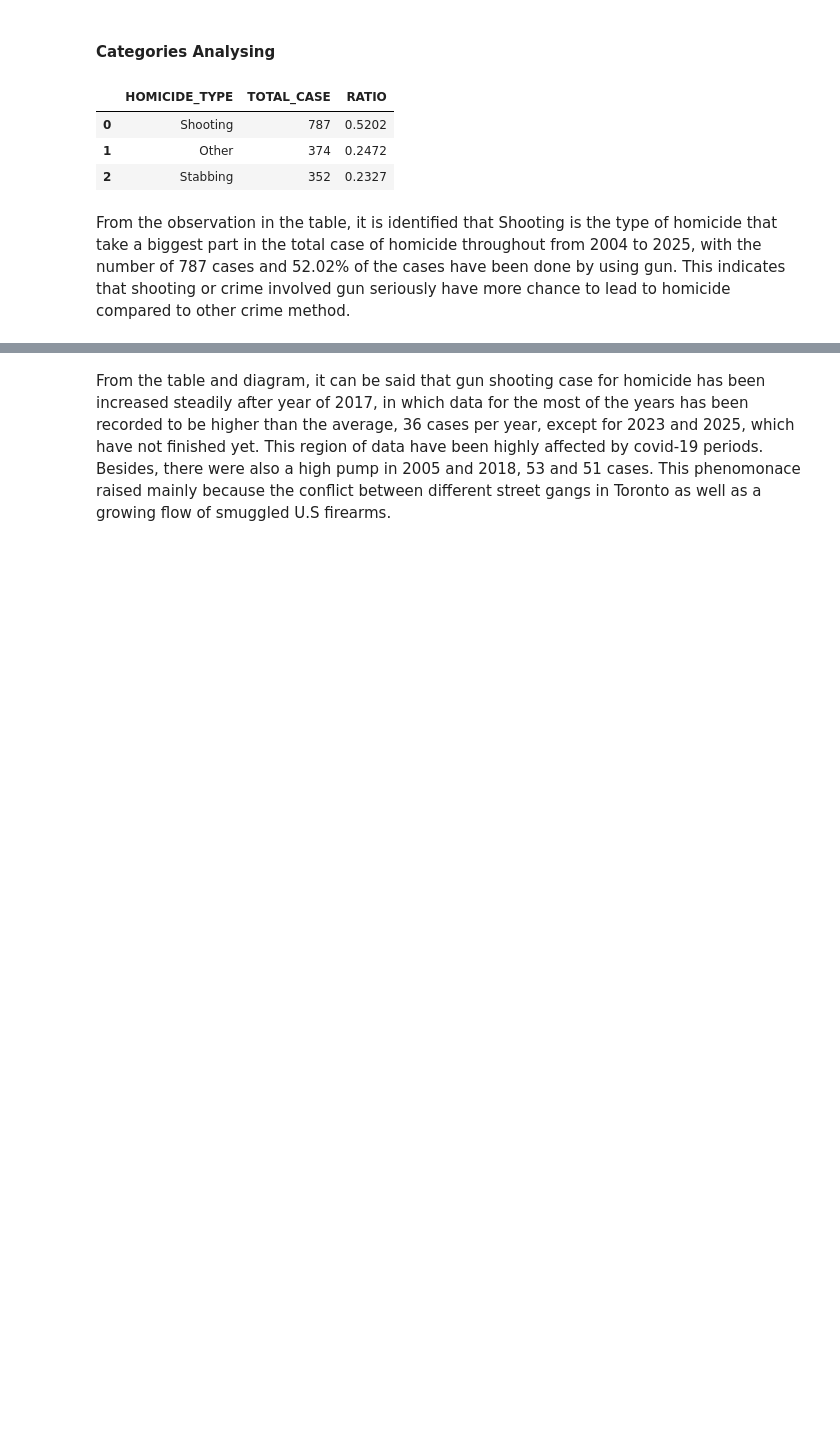
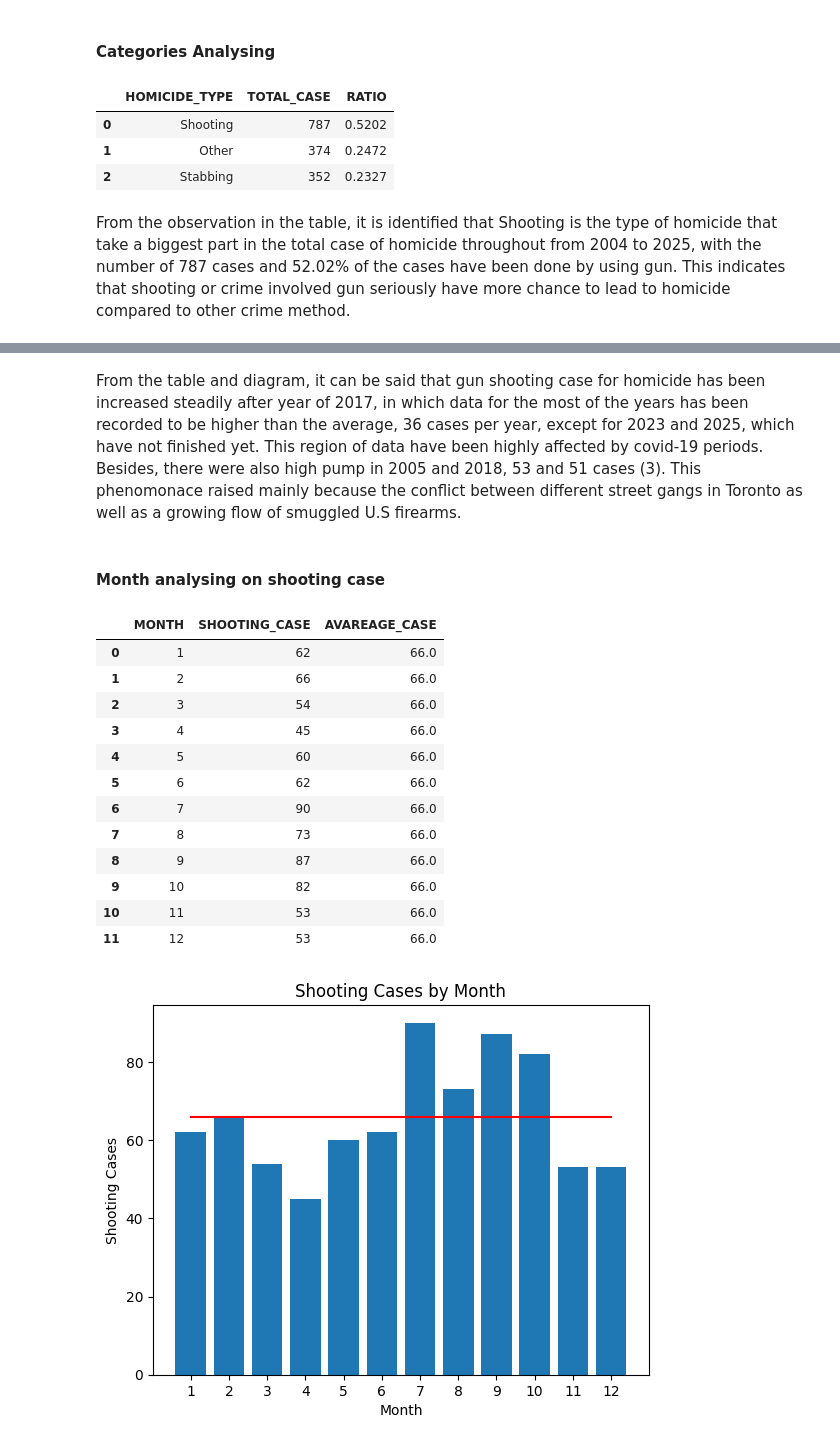
Before and after one commit to tranminhghj123/Data471_project, a Jupyter notebook: project_milestone.ipynb, the cells around one changed output, grey strips where cells are left out. Cells and saved outputs as stored; diff of their text form; code cells hidden in the pictures; blank space fills up the shorter version.

```diff
--- a/project_milestone.ipynb
+++ b/project_milestone.ipynb
@@ -168,2 +173,53 @@ plt.show()
 # %% [markdown]
-From the table and diagram, it can be said that gun shooting case for homicide has been increased steadily after year of 2017, in which data for the most of the years has been recorded to be higher than the average, 36 cases per year, except for 2023 and 2025, which have not finished yet. This region of data have been highly affected by covid-19 periods. Besides, there were also a high pump in 2005 and 2018, 53 and 51 cases. This phenomonace raised mainly because the conflict between different street gangs in Toronto as well as a growing flow of smuggled U.S firearms.
+From the table and diagram, it can be said that gun shooting case for homicide has been increased steadily after year of 2017, in which data for the most of the years has been recorded to be higher than the average, 36 cases per year, except for 2023 and 2025, which have not finished yet. This region of data have been highly affected by covid-19 periods. Besides, there were also high pump in 2005 and 2018, 53 and 51 cases (3). This phenomonace raised mainly because the conflict between different street gangs in Toronto as well as a growing flow of smuggled U.S firearms.
+# %% [markdown]
+#### Month analysing on shooting case
+# %%
+# counting number of shooting case by month
+# here the month changed from text to int
+# calcuating the avearage case by month
+# order the table by Ascending month
+def over_month():
+    query = text = ("""
+
+    select
+        MONTH,
+        SHOOTING_CASE,
+        Round(avg(SHOOTING_CASE) over(),0) as AVAREAGE_CASE
+    from(
+    select
+        month(str_to_date(OCC_MONTH, '%%M')) as MONTH,
+        count(*) as SHOOTING_CASE
+    from Homicide
+    where lower(HOMICIDE_TYPE) = 'shooting'
+    group by OCC_MONTH ) as t
+    order by MONTH ASC;""")
+
+    return pd.read_sql(sql = query, con = engine)
+
+over_month_df = over_month()
+
+# bar plot for visualization
+display(over_month_df)
+plt.bar(over_month_df['MONTH'], over_month_df['SHOOTING_CASE'])
+plt.plot(over_month_df['MONTH'] ,over_month_df['AVAREAGE_CASE'], color = 'red')
+plt.xlabel('Month')
+plt.ylabel('Shooting Cases')
+plt.title('Shooting Cases by Month')
+plt.xticks(range(1, 13))
+plt.show()
+# %% [output]
+|  | MONTH | SHOOTING_CASE | AVAREAGE_CASE |
+| 0 | 1 | 62 | 66.0 |
+| 1 | 2 | 66 | 66.0 |
+| 2 | 3 | 54 | 66.0 |
+| 3 | 4 | 45 | 66.0 |
+| 4 | 5 | 60 | 66.0 |
+| 5 | 6 | 62 | 66.0 |
+| 6 | 7 | 90 | 66.0 |
+| 7 | 8 | 73 | 66.0 |
+| 8 | 9 | 87 | 66.0 |
+| 9 | 10 | 82 | 66.0 |
+| 10 | 11 | 53 | 66.0 |
+| 11 | 12 | 53 | 66.0 |
+[figure, added]
```
Also changed, not shown: parts of 18 cells of this notebook.
